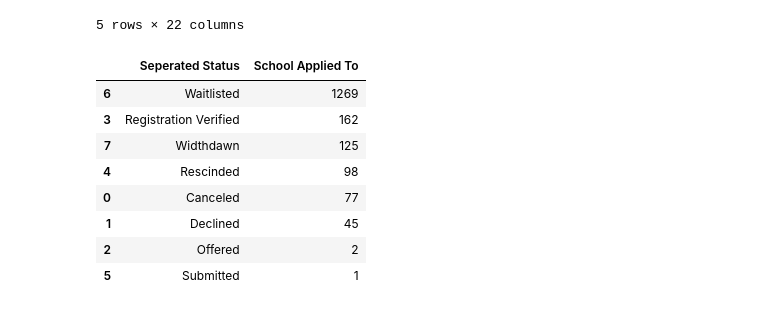
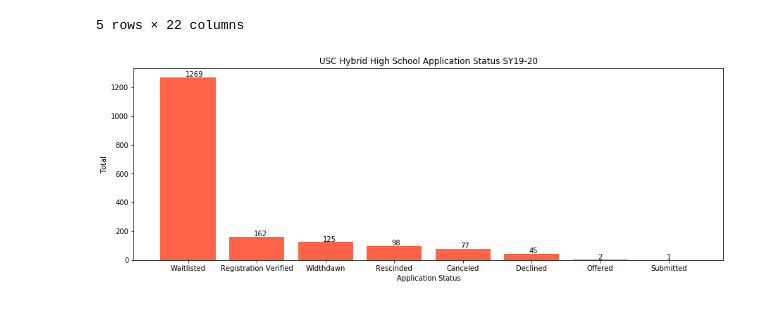
Before and after one commit to nvnehemias/Chart_School_Analysis, a Jupyter notebook: Clean_SchoolMint.ipynb, the cells around one changed output. Saved outputs shown, nothing was run; the diff lists cells and outputs as text; code cells hidden in the pictures.

Commit message:
Added School-H chart

```diff
--- a/Clean_SchoolMint.ipynb
+++ b/Clean_SchoolMint.ipynb
@@ -839,18 +818,23 @@ df_hybrid_only.head()
 5 rows × 22 columns
 # %%
 hybrid_grouped = df_hybrid_only.groupby("Seperated Status").count()[["School Applied To"]].reset_index().sort_values(by = "School Applied To",ascending = False)
-# %%
-hybrid_grouped
-# %% [output]
-|  | Seperated Status | School Applied To |
-| 6 | Waitlisted | 1269 |
-| 3 | Registration Verified | 162 |
-| 7 | Widthdawn | 125 |
-| 4 | Rescinded | 98 |
-| 0 | Canceled | 77 |
-| 1 | Declined | 45 |
-| 2 | Offered | 2 |
-| 5 | Submitted | 1 |
 # %%
-x = hybrid_grouped["Seperated Status"]
-y = hybrid_grouped["School Applied To"]
+x_hybrid = hybrid_grouped["Seperated Status"]
+y_hybrid = hybrid_grouped["School Applied To"]
+# %%
+x_hybrid = [str(j) for j in x_hybrid]
+
+x_pos = [i for i,_ in enumerate(x_hybrid)]
+
+plt.figure(figsize = (15,5))
+plt.bar(x_hybrid,y_hybrid,color = "tomato")
+plt.xlabel("Application Status")
+plt.ylabel("Total")
+plt.title("USC Hybrid High School Application Status SY19-20")
+
+for i,v in enumerate(y_hybrid):
+    plt.text(x_pos[i]-0.04,v+4,str(v))
+
+plt.show()
+# %% [output]
+[figure, added]
```
Also changed, not shown: parts of 4 cells of this notebook.
